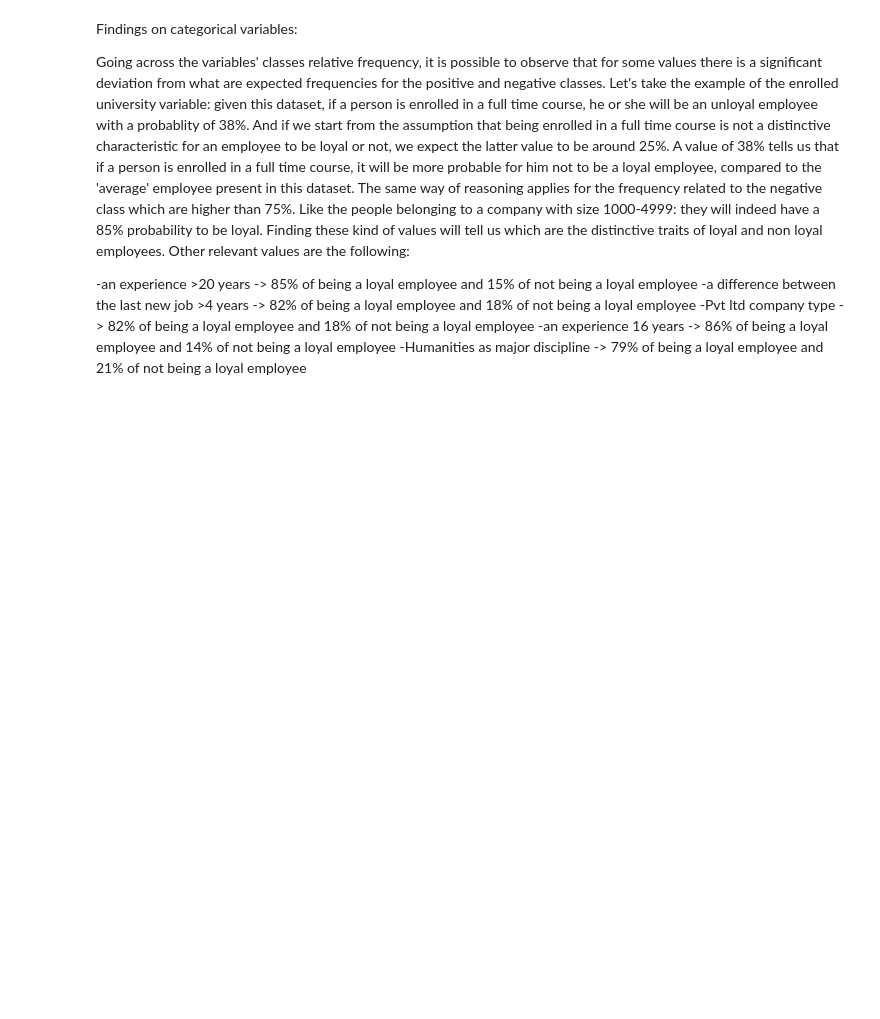
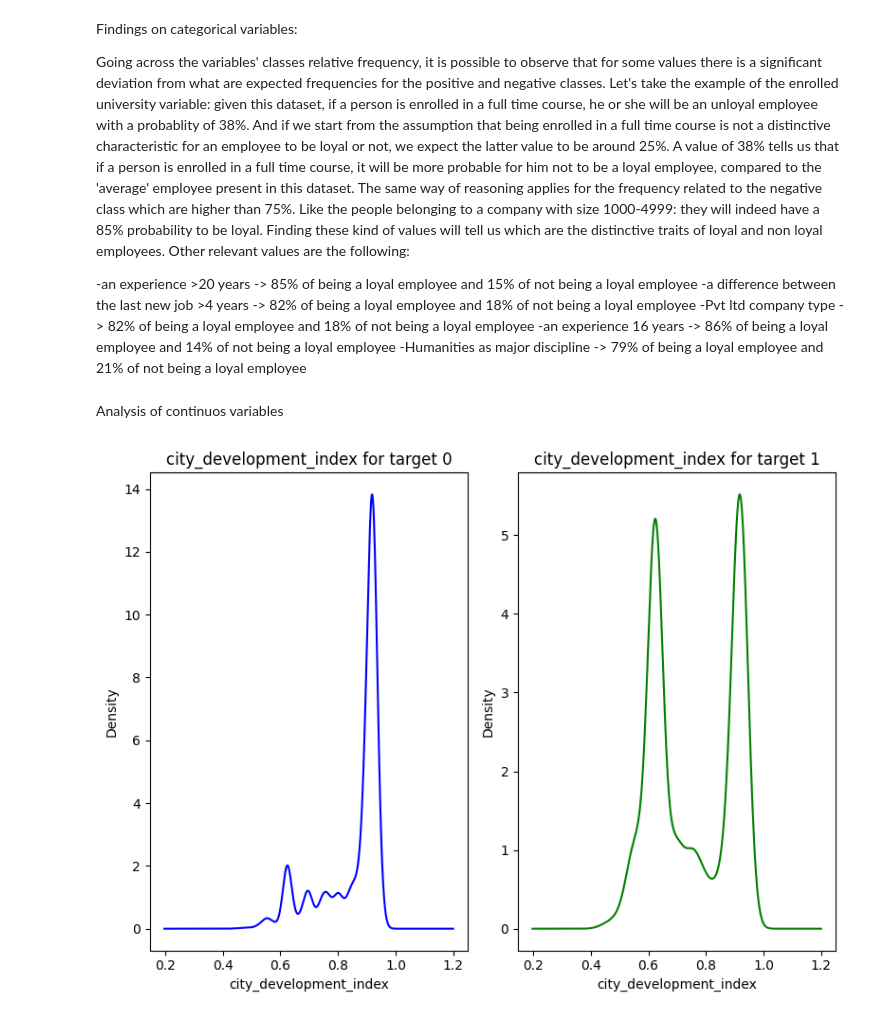
Before and after one commit to leotasso3/Xtream_Tasso, a Jupyter notebook: challenge_one.ipynb, the cells around one changed output. Drawn from its saved outputs; the diff is of its cells as text; code cells hidden in the pictures; blank space fills up the shorter version.

Commit message:
analysis on continuous data

```diff
--- a/challenge_one.ipynb
+++ b/challenge_one.ipynb
@@ -336,3 +336,33 @@ Other relevant values are the following:
 -Pvt ltd company type -> 82% of being a loyal employee and 18% of not being a loyal employee
 -an experience 16 years -> 86% of being a loyal employee and 14% of not being a loyal employee
 -Humanities as major discipline -> 79% of being a loyal employee and 21% of not being a loyal employee
+# %% [markdown]
+Analysis of continuos variables
+# %%
+import matplotlib.pyplot as plt
+
+# Separating data based on the target variable value
+target_0 = df[df['target'] == 0]
+target_1 = df[df['target'] == 1]
+
+# Creating KDE plots for distributions
+plt.figure(figsize=(8, 6))
+
+# Plot for target 0
+plt.subplot(1, 2, 1)
+plt.title('city_development_index for target 0')
+target_0['city_development_index'].plot(kind='kde', color='blue')
+plt.xlabel('city_development_index')
+plt.ylabel('Density')
+
+# Plot for target 1
+plt.subplot(1, 2, 2)
+plt.title('city_development_index for target 1')
+target_1['city_development_index'].plot(kind='kde', color='green')
+plt.xlabel('city_development_index')
+plt.ylabel('Density')
+
+plt.tight_layout()
+plt.show()
+# %% [output]
+[figure, added]
```
Also changed, not shown: parts of 2 cells of this notebook.
